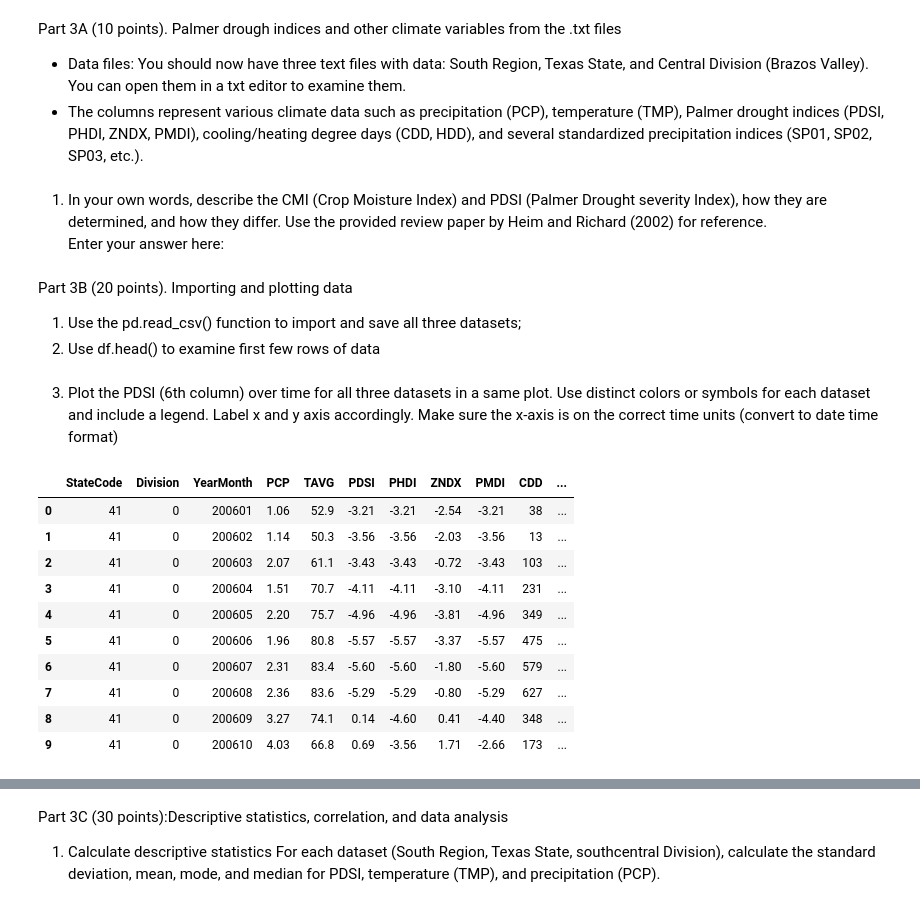
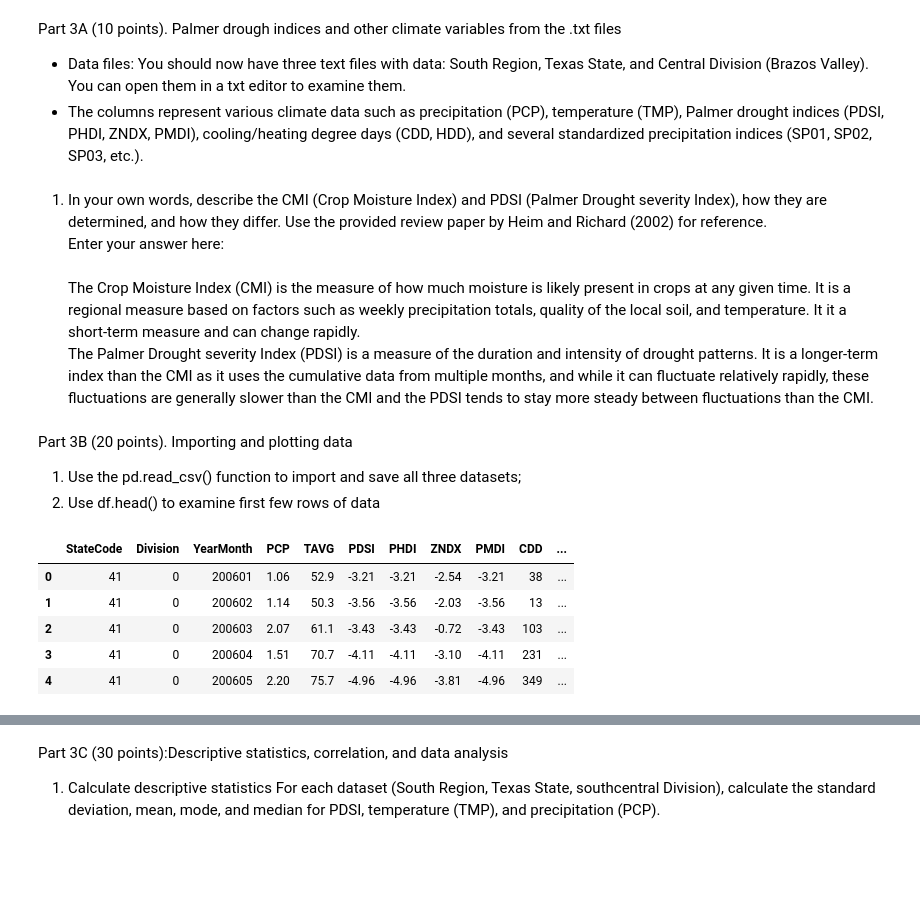
Before and after one commit to MicroTeaspoon/OCNG470, a Jupyter notebook: Lab3/Lab 3_assignment_python-1.ipynb, the cells around one changed output, grey strips where cells are left out. Cells and saved outputs as stored; diff of their text form; code cells hidden in the pictures; blank space fills up the shorter version.

Commit message:
Work from home on lab 3

```diff
--- a/Lab3/Lab 3_assignment_python-1.ipynb
+++ b/Lab3/Lab 3_assignment_python-1.ipynb
@@ -50,31 +51,41 @@ Part 3A (10 points). Palmer drough indices and other climate variables from the
 -  The columns represent various climate data such as precipitation (PCP), temperature (TMP), Palmer drought indices (PDSI, PHDI, ZNDX, PMDI), cooling/heating degree days (CDD, HDD), and several standardized precipitation indices (SP01, SP02, SP03, etc.).
 # %% [markdown]
 1.	In your own words, describe the CMI (Crop Moisture Index) and PDSI (Palmer Drought severity Index), how they are determined, and how they differ. Use the provided review paper by Heim and Richard (2002) for reference. \
-Enter your answer here:
+Enter your answer here: \
+\
+The Crop Moisture Index (CMI) is the measure of how much moisture is likely present in crops at any given time. It is a regional measure based on factors such as weekly precipitation totals, quality of the local soil, and temperature. It it a short-term measure and can change rapidly. \
+The Palmer Drought severity Index (PDSI) is a measure of the duration and intensity of drought patterns. It is a longer-term index than the CMI as it uses the cumulative data from multiple months, and while it can fluctuate relatively rapidly, these fluctuations are generally slower than the CMI and the PDSI tends to stay more steady between fluctuations than the CMI.
 # %% [markdown]
 Part 3B (20 points). Importing and plotting data
 1. Use the pd.read_csv() function to import and save all three datasets;
 2. Use df.head() to examine first few rows of data
-# %% [markdown]
-3. Plot the PDSI (6th column) over time for all three datasets in a same plot. Use distinct colors or symbols for each dataset and include a legend. Label x and y axis accordingly. Make sure the x-axis is on the correct time units (convert to date time format)
 # %%
-#your code to read and check the data
-#df_tx = pd.read_csv('texas_2006_2015.txt', sep='\s+')
-#df_st = pd.read_csv('south_2006_2015.txt', sep='\s+')
-#df_sc = pd.read_csv('southcentraltexas_2006_2015.txt', sep='\s+')
-df_tx = pd.read_csv('/home/noahr/pythonProjects/OCNG470/Lab3/texas_2006_2015-1.txt', sep=r'\s+')
-df_st = pd.read_csv('/home/noahr/pythonProjects/OCNG470/Lab3/south_2006_2015-2.txt', sep=r'\s+')
-df_sc = pd.read_csv('/home/noahr/pythonProjects/OCNG470/Lab3/southcentraltexas_2006_2015.txt', sep=r'\s+')
-df_tx.head(10)
+# reading and checking the data
+
+### generic files
+#df_tx = pd.read_csv('texas_2006_2015.txt', sep=r'\s+')
+#df_st = pd.read_csv('south_2006_2015.txt', sep=r'\s+')
+#df_sc = pd.read_csv('southcentraltexas_2006_2015.txt', sep=r'\s+')
+
+### laptop filepaths
+#df_tx = pd.read_csv('/home/noahr/pythonProjects/OCNG470/Lab3/texas_2006_2015-1.txt', sep=r'\s+')
+#df_st = pd.read_csv('/home/noahr/pythonProjects/OCNG470/Lab3/south_2006_2015-2.txt', sep=r'\s+')
+#df_sc = pd.read_csv('/home/noahr/pythonProjects/OCNG470/Lab3/southcentraltexas_2006_2015.txt', sep=r'\s+')
+
+### desktop filepaths
+df_tx = pd.read_csv(r'C:\Users\noahr\Documents\Python Scripts\OCNG470\Lab3\texas_2006_2015-1.txt', sep=r'\s+')
+df_st = pd.read_csv(r'C:\Users\noahr\Documents\Python Scripts\OCNG470\Lab3\south_2006_2015-2.txt', sep=r'\s+')
+df_sc = pd.read_csv(r'C:\Users\noahr\Documents\Python Scripts\OCNG470\Lab3\southcentraltexas_2006_2015.txt', sep=r'\s+')
+
+# showing data to check (if in terminal environment, better formatting)
+df_tx.head()
+
+# showing data to check (if NOT in terminal environment, worse formatting)
+#print(df_tx.head())
 # %% [output]
 |  | StateCode | Division | YearMonth | PCP | TAVG | PDSI | PHDI | ZNDX | PMDI | CDD | ... |
 | 0 | 41 | 0 | 200601 | 1.06 | 52.9 | -3.21 | -3.21 | -2.54 | -3.21 | 38 | ... |
 | 1 | 41 | 0 | 200602 | 1.14 | 50.3 | -3.56 | -3.56 | -2.03 | -3.56 | 13 | ... |
 | 2 | 41 | 0 | 200603 | 2.07 | 61.1 | -3.43 | -3.43 | -0.72 | -3.43 | 103 | ... |
 | 3 | 41 | 0 | 200604 | 1.51 | 70.7 | -4.11 | -4.11 | -3.10 | -4.11 | 231 | ... |
 | 4 | 41 | 0 | 200605 | 2.20 | 75.7 | -4.96 | -4.96 | -3.81 | -4.96 | 349 | ... |
-| 5 | 41 | 0 | 200606 | 1.96 | 80.8 | -5.57 | -5.57 | -3.37 | -5.57 | 475 | ... |
-| 6 | 41 | 0 | 200607 | 2.31 | 83.4 | -5.60 | -5.60 | -1.80 | -5.60 | 579 | ... |
-| 7 | 41 | 0 | 200608 | 2.36 | 83.6 | -5.29 | -5.29 | -0.80 | -5.29 | 627 | ... |
-| 8 | 41 | 0 | 200609 | 3.27 | 74.1 | 0.14 | -4.60 | 0.41 | -4.40 | 348 | ... |
-| 9 | 41 | 0 | 200610 | 4.03 | 66.8 | 0.69 | -3.56 | 1.71 | -2.66 | 173 | ... |
```
Also changed, not shown: parts of 17 cells of this notebook, 1 other file.
